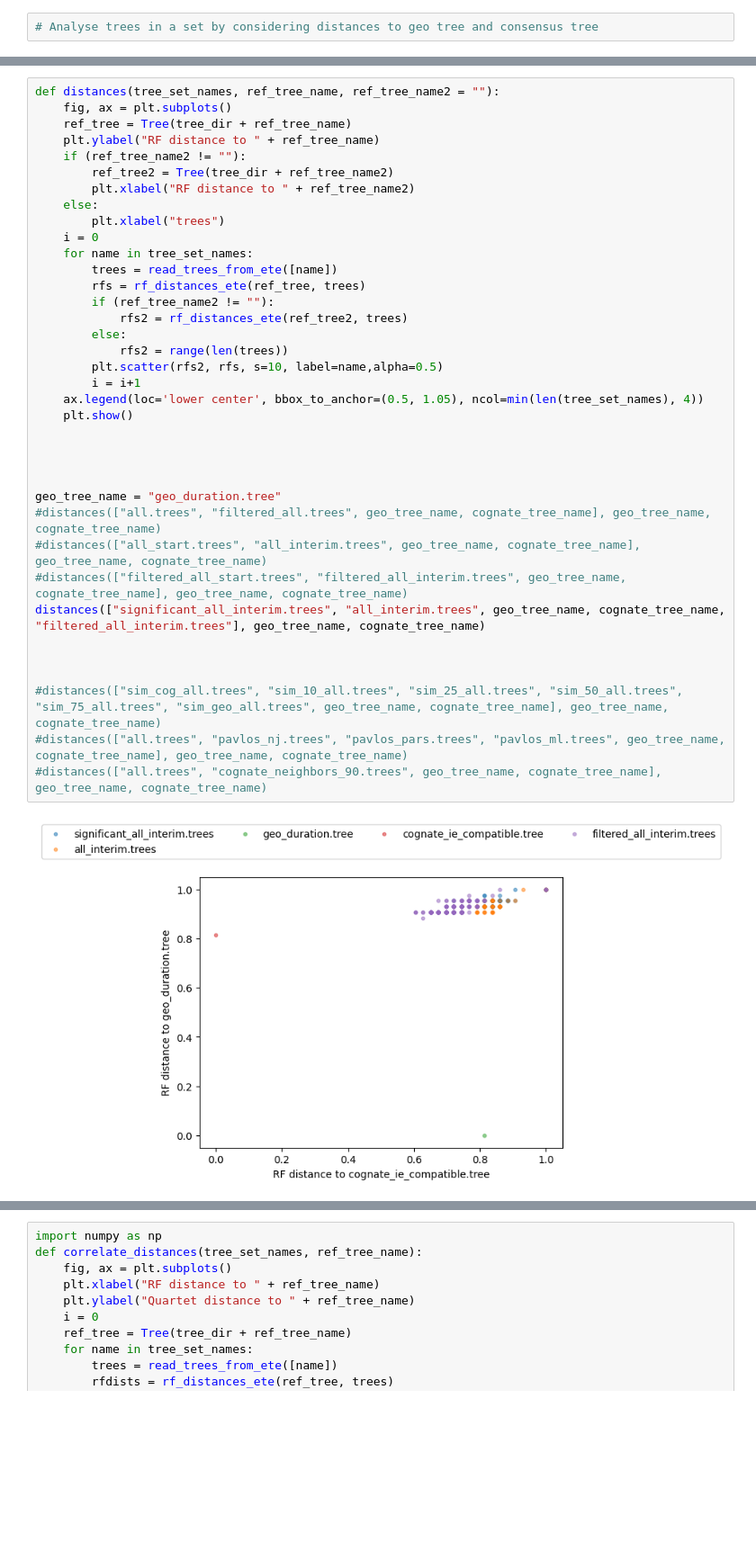
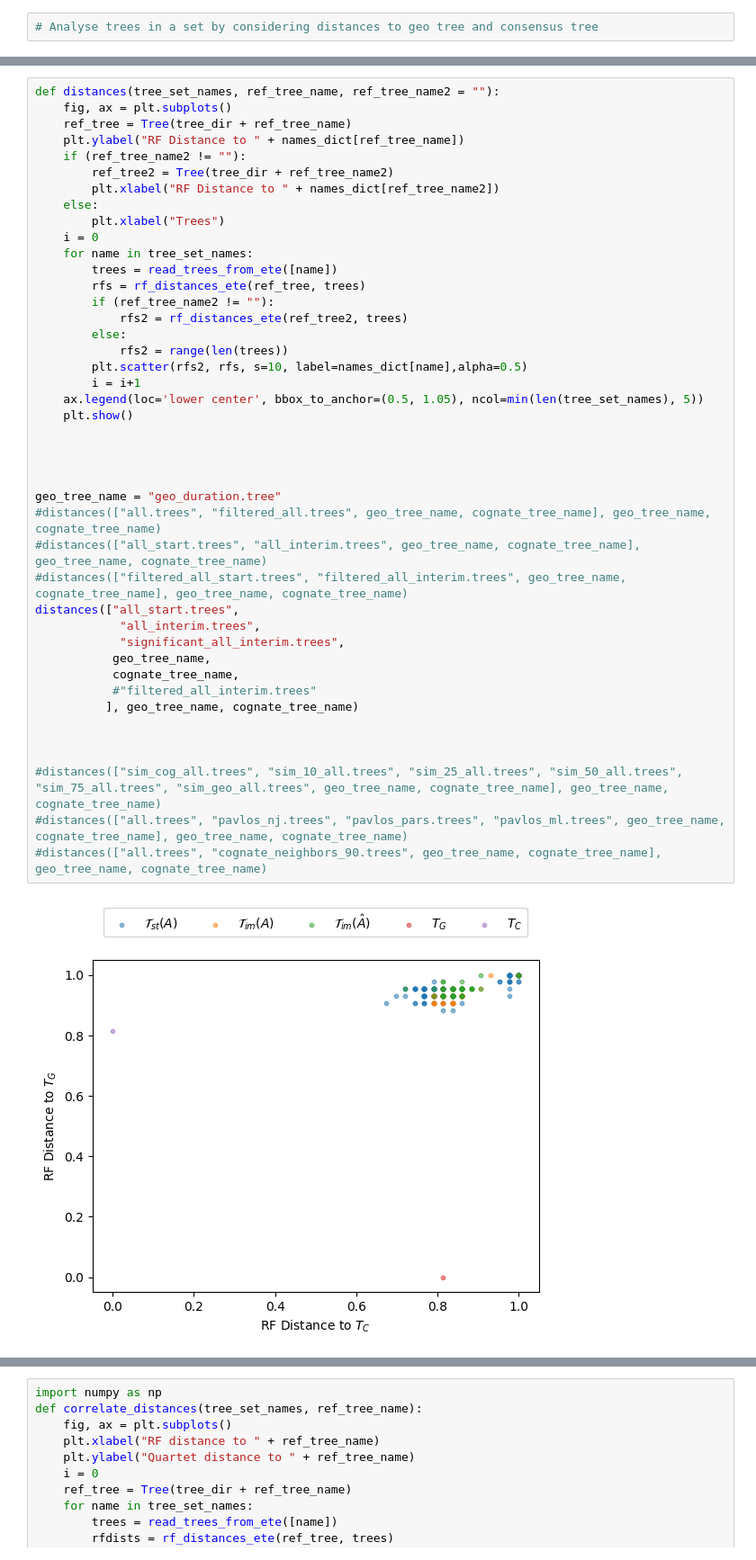
Before and after one commit to luisevonderwiese/mt_scripts, a Jupyter notebook: case_study_elena/TreeSpaceAnalysis.ipynb, the cells around one changed output, grey strips where cells are left out. Shown at 90% size. Cells and saved outputs as stored; diff of their text form; blank space fills up the shorter version.

```diff
--- a/case_study_elena/TreeSpaceAnalysis.ipynb
+++ b/case_study_elena/TreeSpaceAnalysis.ipynb
@@ -530,38 +572,44 @@ def rf_dist_matrix(tree_dict):
 def distances(tree_set_names, ref_tree_name, ref_tree_name2 = ""):
     fig, ax = plt.subplots()
     ref_tree = Tree(tree_dir + ref_tree_name)
-    plt.ylabel("RF distance to " + ref_tree_name)
+    plt.ylabel("RF Distance to " + names_dict[ref_tree_name])
     if (ref_tree_name2 != ""):
         ref_tree2 = Tree(tree_dir + ref_tree_name2)
-        plt.xlabel("RF distance to " + ref_tree_name2)
+        plt.xlabel("RF Distance to " + names_dict[ref_tree_name2])
     else:
-        plt.xlabel("trees")
+        plt.xlabel("Trees")
     i = 0
     for name in tree_set_names:
         trees = read_trees_from_ete([name])
         rfs = rf_distances_ete(ref_tree, trees)
         if (ref_tree_name2 != ""):
             rfs2 = rf_distances_ete(ref_tree2, trees)
         else:
             rfs2 = range(len(trees))
-        plt.scatter(rfs2, rfs, s=10, label=name,alpha=0.5)
+        plt.scatter(rfs2, rfs, s=10, label=names_dict[name],alpha=0.5)
         i = i+1
-    ax.legend(loc='lower center', bbox_to_anchor=(0.5, 1.05), ncol=min(len(tree_set_names), 4))
+    ax.legend(loc='lower center', bbox_to_anchor=(0.5, 1.05), ncol=min(len(tree_set_names), 5))
     plt.show()
 
 
 
 
 geo_tree_name = "geo_duration.tree"
 #distances(["all.trees", "filtered_all.trees", geo_tree_name, cognate_tree_name], geo_tree_name, cognate_tree_name)
 #distances(["all_start.trees", "all_interim.trees", geo_tree_name, cognate_tree_name], geo_tree_name, cognate_tree_name)
 #distances(["filtered_all_start.trees", "filtered_all_interim.trees", geo_tree_name, cognate_tree_name], geo_tree_name, cognate_tree_name)
-distances(["significant_all_interim.trees", "all_interim.trees", geo_tree_name, cognate_tree_name, "filtered_all_interim.trees"], geo_tree_name, cognate_tree_name)
+distances(["all_start.trees",
+            "all_interim.trees",
+            "significant_all_interim.trees",
+           geo_tree_name,
+           cognate_tree_name,
+           #"filtered_all_interim.trees"
+          ], geo_tree_name, cognate_tree_name)
 
 
 
 #distances(["sim_cog_all.trees", "sim_10_all.trees", "sim_25_all.trees", "sim_50_all.trees", "sim_75_all.trees", "sim_geo_all.trees", geo_tree_name, cognate_tree_name], geo_tree_name, cognate_tree_name)
 #distances(["all.trees", "pavlos_nj.trees", "pavlos_pars.trees", "pavlos_ml.trees", geo_tree_name, cognate_tree_name], geo_tree_name, cognate_tree_name)
 #distances(["all.trees", "cognate_neighbors_90.trees", geo_tree_name, cognate_tree_name], geo_tree_name, cognate_tree_name)
 # %% [output]
-[figure, old version]
+[figure, new version]
```
Also changed, not shown: parts of 6 cells of this notebook, 9 other files.
